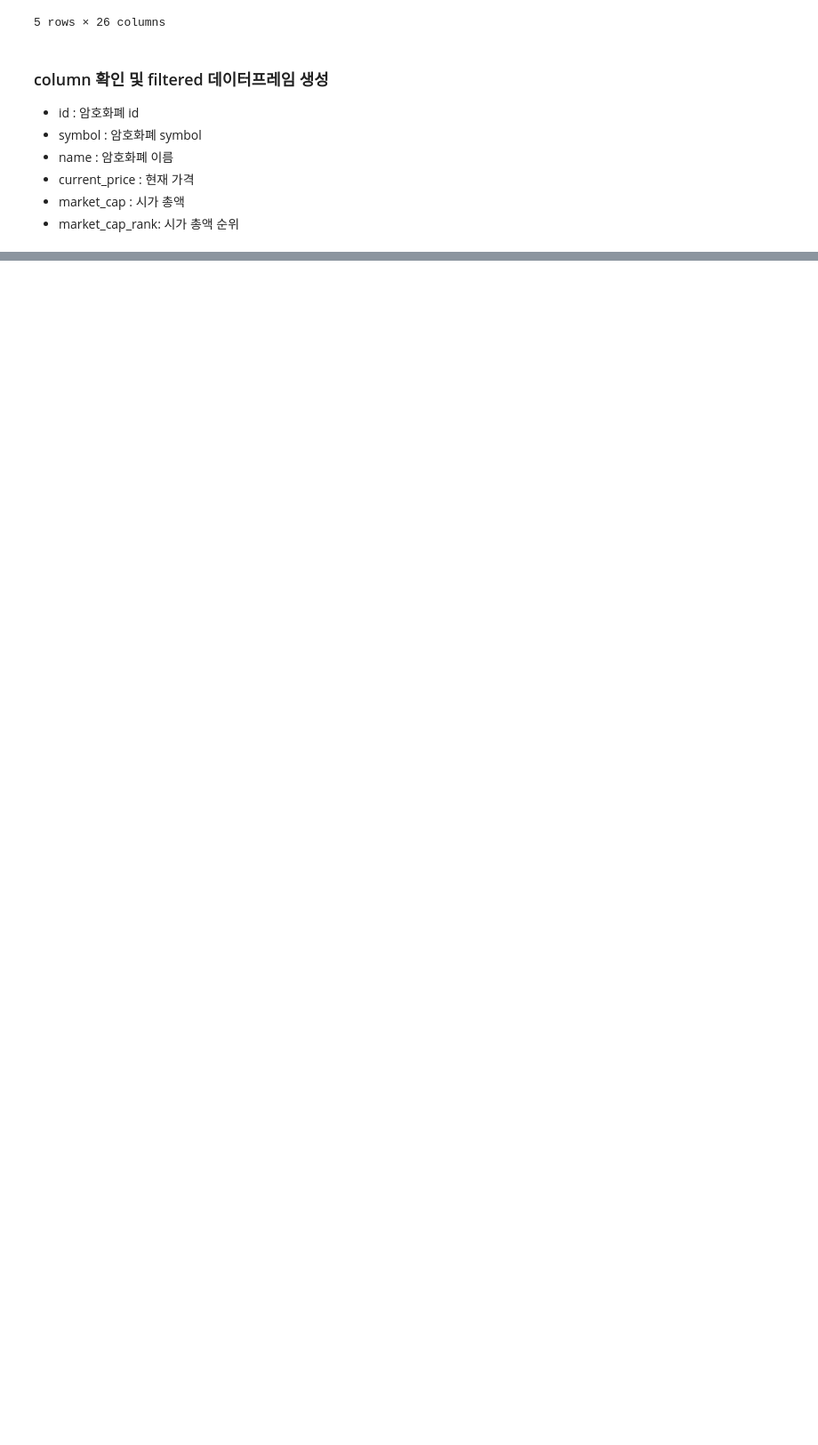
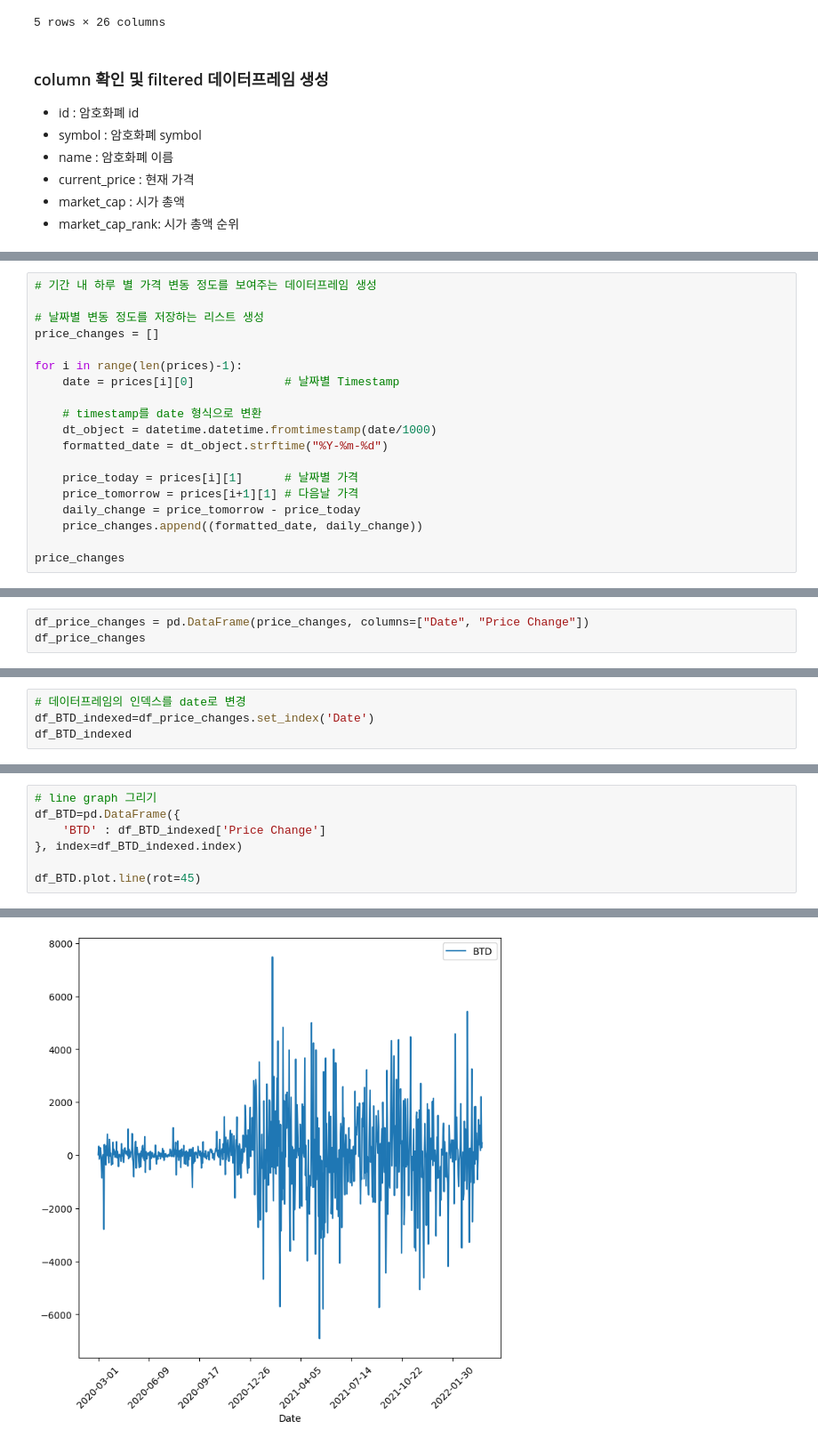
Before and after one commit to sojoyfulyouth/Pandas_DataAnalysis, a Jupyter notebook: Final project/final.ipynb, the cells around one changed output, grey strips where cells are left out. Shown at 89% size. Drawn from its saved outputs; the diff is of its cells as text; blank space fills up the shorter version.

```diff
--- a/Final project/final.ipynb
+++ b/Final project/final.ipynb
@@ -409,0 +381,19 @@ for symbol in crypto_symbols:
+# %%
+# 기간 내 하루 별 가격 변동 정도를 보여주는 데이터프레임 생성
+
+# 날짜별 변동 정도를 저장하는 리스트 생성
+price_changes = []
+
+for i in range(len(prices)-1):
+    date = prices[i][0]             # 날짜별 Timestamp
+
+    # timestamp를 date 형식으로 변환
+    dt_object = datetime.datetime.fromtimestamp(date/1000)
+    formatted_date = dt_object.strftime("%Y-%m-%d")
+
+    price_today = prices[i][1]      # 날짜별 가격
+    price_tomorrow = prices[i+1][1] # 다음날 가격
+    daily_change = price_tomorrow - price_today
+    price_changes.append((formatted_date, daily_change))
+
+price_changes
@@ -409,0 +418,3 @@ for symbol in crypto_symbols:
+# %%
+df_price_changes = pd.DataFrame(price_changes, columns=["Date", "Price Change"])
+df_price_changes
@@ -409,0 +435,4 @@ for symbol in crypto_symbols:
+# %%
+# 데이터프레임의 인덱스를 date로 변경
+df_BTD_indexed=df_price_changes.set_index('Date')
+df_BTD_indexed
@@ -409,0 +454,8 @@ for symbol in crypto_symbols:
+# %%
+# line graph 그리기
+df_BTD=pd.DataFrame({
+    'BTD' : df_BTD_indexed['Price Change']
+}, index=df_BTD_indexed.index)
+
+df_BTD.plot.line(rot=45)
+# %% [output]
@@ -409,0 +463 @@ for symbol in crypto_symbols:
+[figure, added]
```
Also changed, not shown: parts of 56 cells of this notebook.
